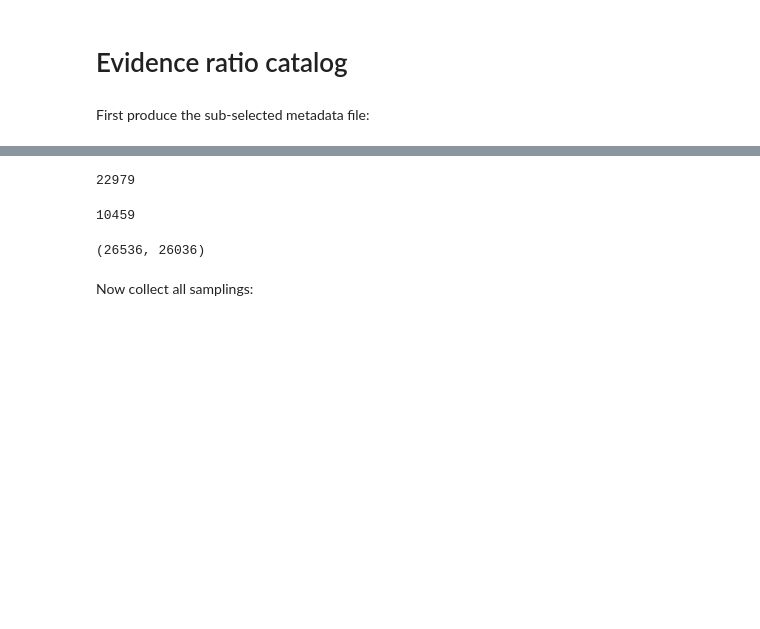
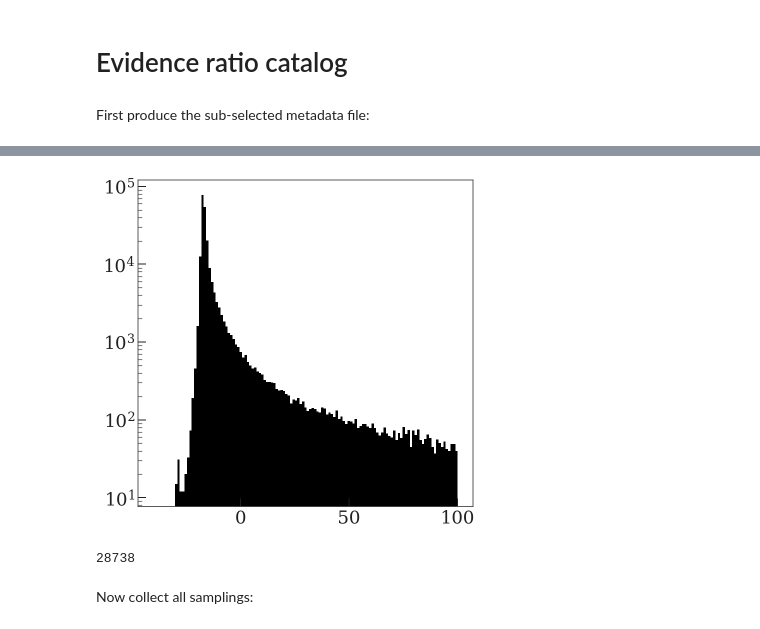
Before and after one commit to adrn/apogee-dr16-vac, a Jupyter notebook: notebooks/Make-binary-catalogs.ipynb, the cells around one changed output, grey strips where cells are left out. Drawn from its saved outputs; the diff is of its cells as text; code cells hidden in the pictures; blank space fills up the shorter version.

```diff
--- a/notebooks/Make-binary-catalogs.ipynb
+++ b/notebooks/Make-binary-catalogs.ipynb
@@ -55,17 +314,13 @@ ll_ratio = np.array(metadata['max_unmarginalized_ln_likelihood'] - metadata['rob
+# %%
+plt.hist(ev_ratio, bins=np.linspace(-40, 100, 128));
+plt.yscale('log')
+# %% [output]
+[figure, added]
 # %%
-# mask = (ev_ratio > 3) & (ll_ratio > 3)
-mask = (ev_ratio > 3) & (ll_ratio > 1)
+mask = (ev_ratio > 0) # & (ll_ratio > 3)
 mask.sum()
 # %% [output]
-22979
+28738
-# %%
-((ev_ratio > 5) != (ll_ratio > 5)).sum()
-# %% [output]
-10459
-# %%
-(ev_ratio > 3).sum(), (ll_ratio > 3).sum()
-# %% [output]
-(26536, 26036)
 # %%
 # apogee_ids = metadata[mask]['APOGEE_ID']
 # for apid in apogee_ids[10:20]:
```
Also changed, not shown: parts of 46 cells of this notebook, 1 other file.
